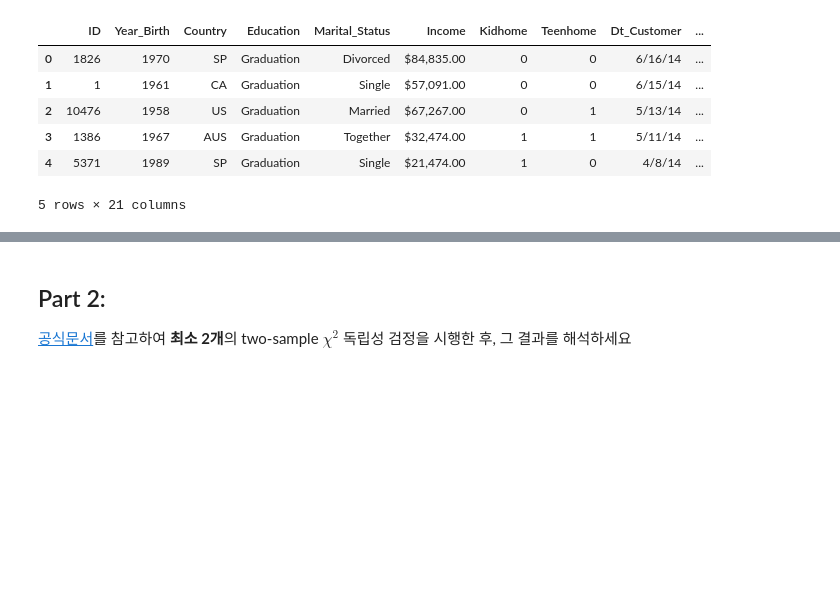
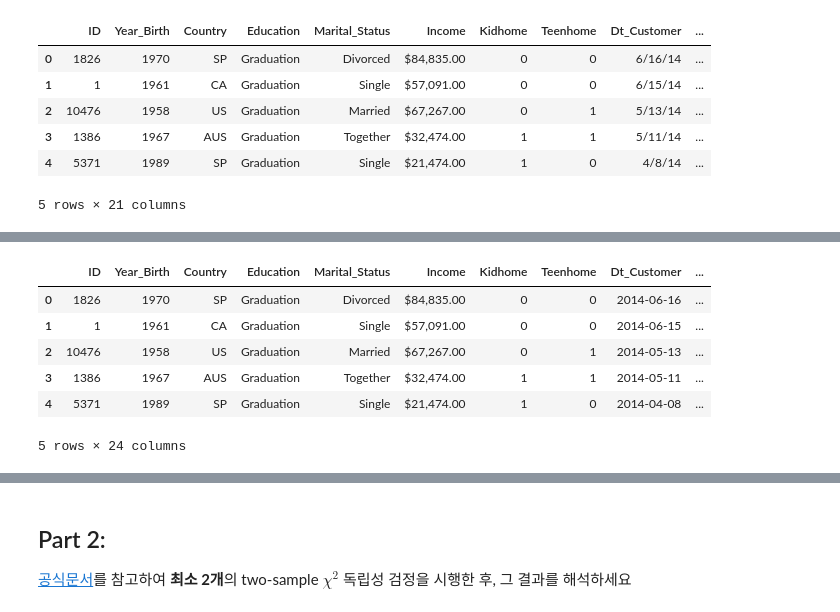
Before and after one commit to KYOH95/Database_Studies, a Jupyter notebook: ai_sc12x.ipynb, the cells around one changed output, grey strips where cells are left out. Cells and saved outputs as stored; diff of their text form; code cells hidden in the pictures; blank space fills up the shorter version.

```diff
--- a/ai_sc12x.ipynb
+++ b/ai_sc12x.ipynb
@@ -337,0 +341,2 @@ df.head()
+# %%
+df['TotalNumPurchases'] = df['NumDealsPurchases'] + df['NumWebPurchases'] + df['NumStorePurchases'] + df['NumWebVisitsMonth']
@@ -337,0 +345,4 @@ df.head()
+# %%
+today = datetime.today().strftime("%Y-%m-%d")
+today = pd.to_datetime(today)
+today
@@ -337,0 +389,11 @@ df.head()
+# %%
+df["DaysSinceJoined"] = df["DaysSinceJoined"].astype(str)
+df.head()
+# %% [output]
+|  | ID | Year_Birth | Country | Education | Marital_Status | Income | Kidhome | Teenhome | Dt_Customer | ... |
+| 0 | 1826 | 1970 | SP | Graduation | Divorced | $84,835.00 | 0 | 0 | 2014-06-16 | ... |
+| 1 | 1 | 1961 | CA | Graduation | Single | $57,091.00 | 0 | 0 | 2014-06-15 | ... |
+| 2 | 10476 | 1958 | US | Graduation | Married | $67,267.00 | 0 | 1 | 2014-05-13 | ... |
+| 3 | 1386 | 1967 | AUS | Graduation | Together | $32,474.00 | 1 | 1 | 2014-05-11 | ... |
+| 4 | 5371 | 1989 | SP | Graduation | Single | $21,474.00 | 1 | 0 | 2014-04-08 | ... |
+5 rows × 24 columns
```
Also changed, not shown: parts of 10 cells of this notebook.
